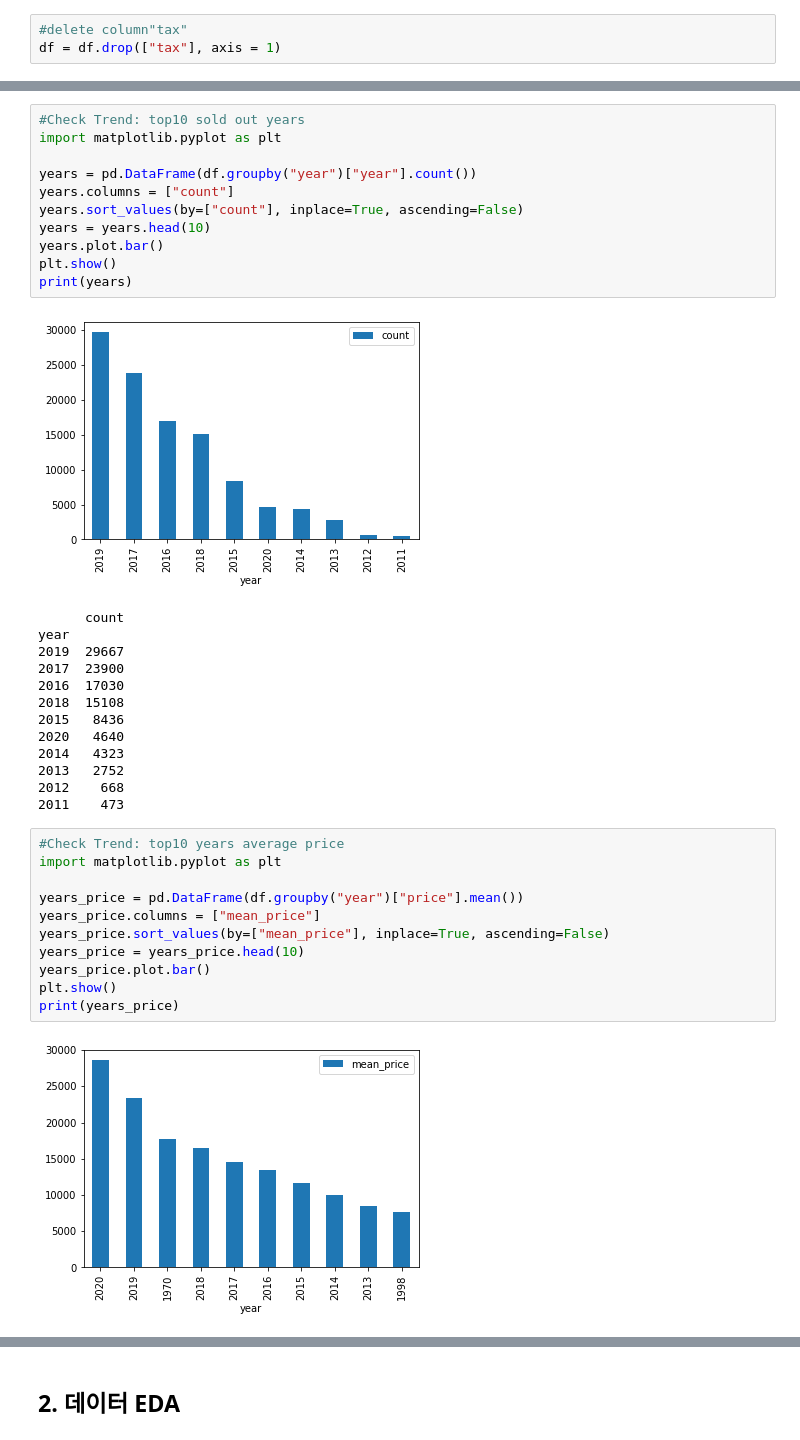
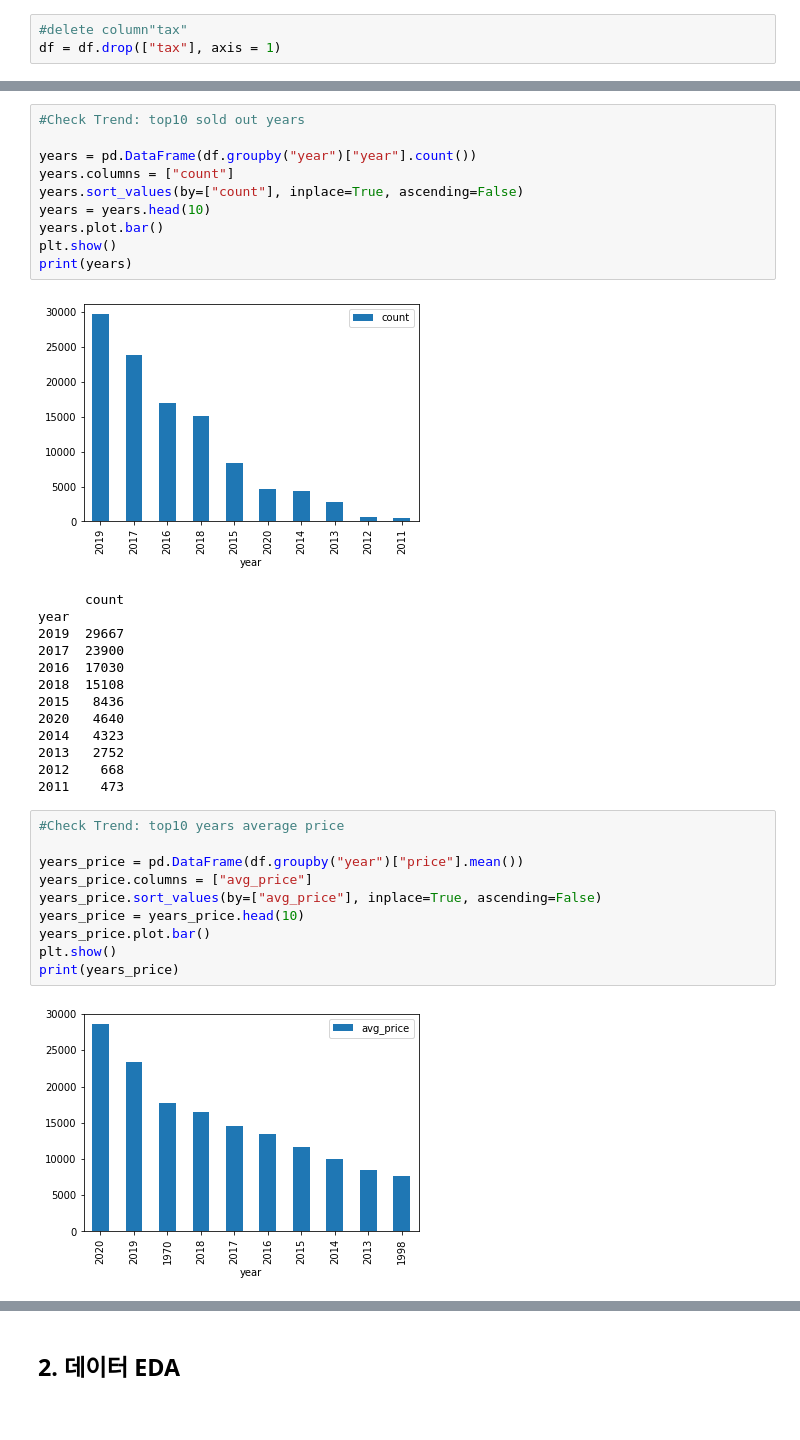
Before and after one commit to KYOH95/Project_2_Car_Analysis, a Jupyter notebook: Project2.ipynb, the cells around one changed output, grey strips where cells are left out. Saved outputs shown, nothing was run; the diff lists cells and outputs as text.

```diff
--- a/Project2.ipynb
+++ b/Project2.ipynb
@@ -114,6 +164,5 @@ model
 # %%
 #Check Trend: top10 sold out years
-import matplotlib.pyplot as plt
 
 years = pd.DataFrame(df.groupby("year")["year"].count())
 years.columns = ["count"]
@@ -138,14 +187,13 @@ year
 2011    473
 # %%
 #Check Trend: top10 years average price
-import matplotlib.pyplot as plt
 
 years_price = pd.DataFrame(df.groupby("year")["price"].mean())
-years_price.columns = ["mean_price"]
-years_price.sort_values(by=["mean_price"], inplace=True, ascending=False)
+years_price.columns = ["avg_price"]
+years_price.sort_values(by=["avg_price"], inplace=True, ascending=False)
 years_price = years_price.head(10)
 years_price.plot.bar()
 plt.show()
 print(years_price)
 # %% [output]
-[figure, old version]
+[figure, new version]
```
Also changed, not shown: parts of 9 cells of this notebook.
